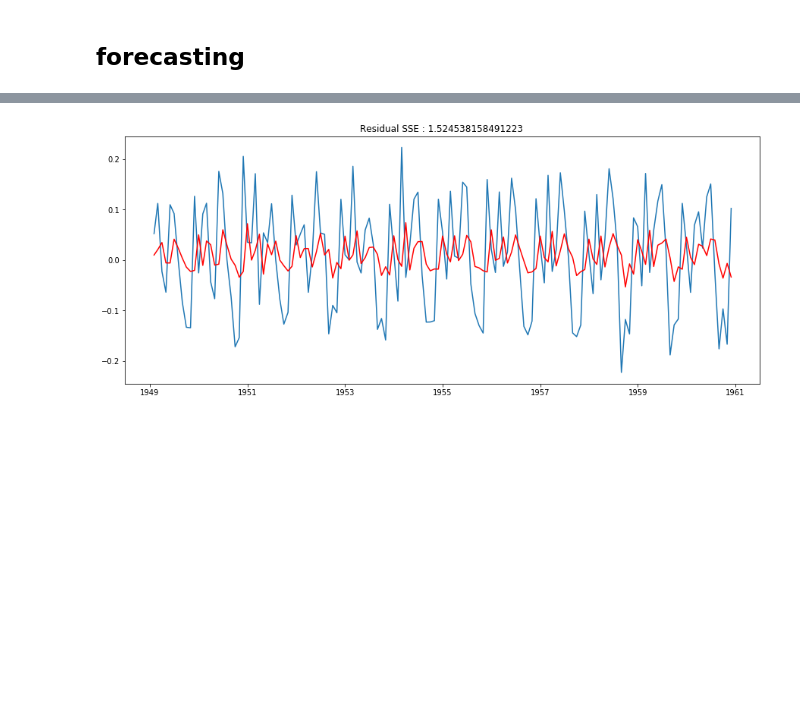
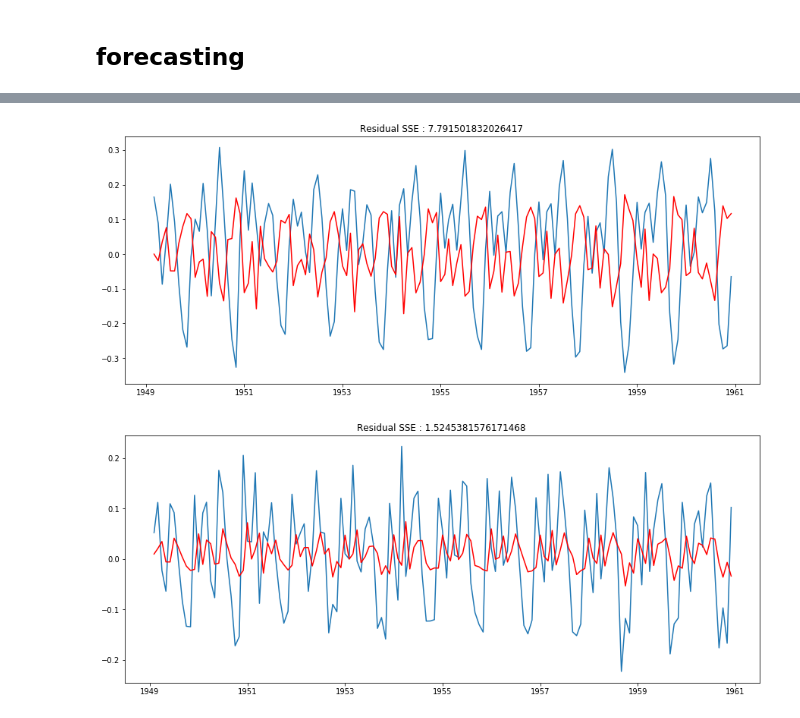
Before and after one commit to mkumar73/time-series, a Jupyter notebook: python/02.air_passenger_arima.ipynb, the cells around one changed output, grey strips where cells are left out. Cells and saved outputs as stored; diff of their text form; code cells hidden in the pictures; blank space fills up the shorter version.

```diff
--- a/python/02.air_passenger_arima.ipynb
+++ b/python/02.air_passenger_arima.ipynb
@@ -275,2 +363,8 @@ arima_model_fitting(log_air_passengers, log_air_passengers_diff, pdq = (1, 1, 2)
+# %%
+## AR(2) + MA(2) + 2 difference
+diff_kwargs = {'1': False, '2': True}
+arima_model_fitting(log_air_passengers, pdq = (2, 2, 2), **diff_kwargs)
+# %% [output]
+[figure, added]
 # %%
 ## AR(0) + MA(1) + 1 difference
```
Also changed, not shown: parts of 27 cells of this notebook, 7 other files.
